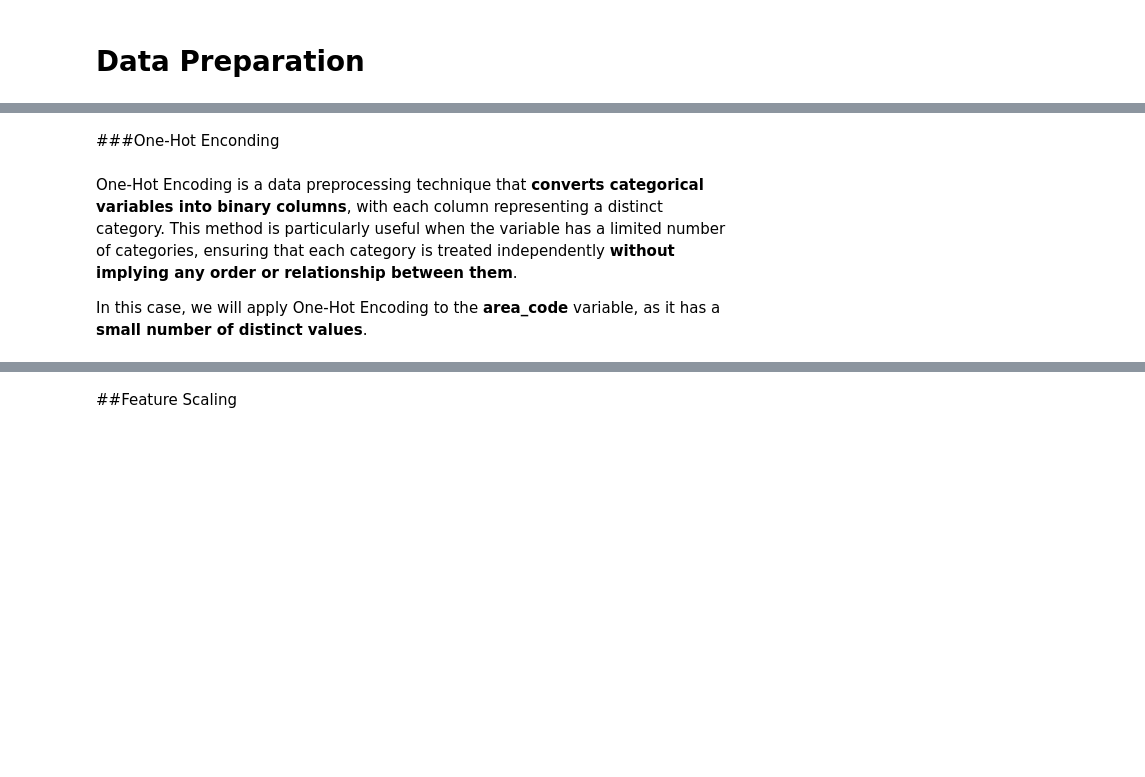
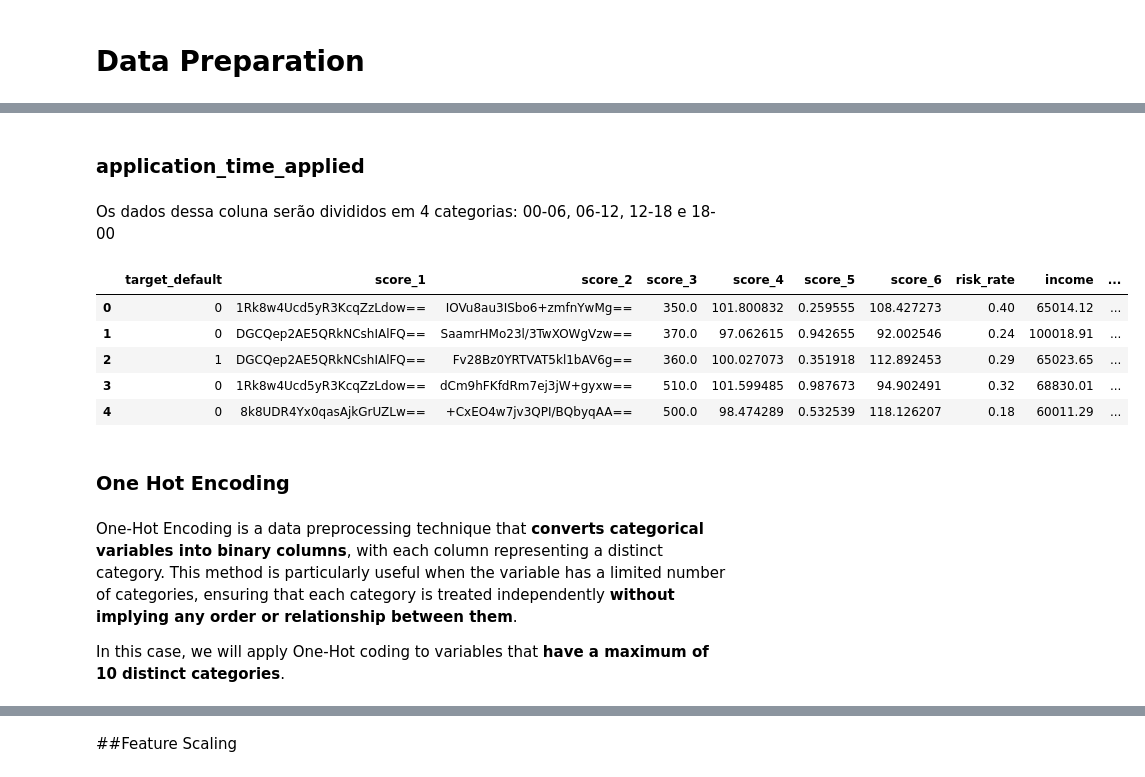
Before and after one commit to gabrielcapela/credit_risk, a Jupyter notebook: notebooks/I_data_analysis.ipynb, the cells around one changed output, grey strips where cells are left out. Cells and saved outputs as stored; diff of their text form; code cells hidden in the pictures; blank space fills up the shorter version.

```diff
--- a/notebooks/I_data_analysis.ipynb
+++ b/notebooks/I_data_analysis.ipynb
@@ -1130,6 +1216,40 @@ df_clean.head()
+# %% [markdown]
+### application_time_applied
+# %% [markdown]
+Os dados dessa coluna serão divididos em 4 categorias: 00-06, 06-12, 12-18 e 18-00
+# %%
+# Se a coluna for string, converte para datetime (só o horário)
+df_ft_eng['application_time_applied'] = pd.to_datetime(df_ft_eng['application_time_applied'], format='%H:%M:%S', errors='coerce').dt.time
+
+# Função para categorizar o horário
+def categorize_hour(time_obj):
+    if time_obj is None:
+        return 'unknown'
+    hour = time_obj.hour
+    if 0 <= hour < 6:
+        return '00-06'
+    elif 6 <= hour < 12:
+        return '06-12'
+    elif 12 <= hour < 18:
+        return '12-18'
+    else:
+        return '18-00'
+
+# Aplica a função
+df_ft_eng['application_time_category'] = df_ft_eng['application_time_applied'].apply(categorize_hour)
+#Deleting columm
+df_ft_eng = df_ft_eng.drop(columns=['application_time_applied'])
+df_ft_eng.head()
+# %% [output]
+|  | target_default | score_1 | score_2 | score_3 | score_4 | score_5 | score_6 | risk_rate | income | ... |
+| 0 | 0 | 1Rk8w4Ucd5yR3KcqZzLdow== | IOVu8au3ISbo6+zmfnYwMg== | 350.0 | 101.800832 | 0.259555 | 108.427273 | 0.40 | 65014.12 | ... |
+| 1 | 0 | DGCQep2AE5QRkNCshIAlFQ== | SaamrHMo23l/3TwXOWgVzw== | 370.0 | 97.062615 | 0.942655 | 92.002546 | 0.24 | 100018.91 | ... |
+| 2 | 1 | DGCQep2AE5QRkNCshIAlFQ== | Fv28Bz0YRTVAT5kl1bAV6g== | 360.0 | 100.027073 | 0.351918 | 112.892453 | 0.29 | 65023.65 | ... |
+| 3 | 0 | 1Rk8w4Ucd5yR3KcqZzLdow== | dCm9hFKfdRm7ej3jW+gyxw== | 510.0 | 101.599485 | 0.987673 | 94.902491 | 0.32 | 68830.01 | ... |
+| 4 | 0 | 8k8UDR4Yx0qasAjkGrUZLw== | +CxEO4w7jv3QPI/BQbyqAA== | 500.0 | 98.474289 | 0.532539 | 118.126207 | 0.18 | 60011.29 | ... |
 # %% [markdown]
-###One-Hot Enconding
+### One Hot Encoding
 # %% [markdown]
 One-Hot Encoding is a data preprocessing technique that **converts categorical variables into binary columns**, with each column representing a distinct category. This method is particularly useful when the variable has a limited number of categories, ensuring that each category is treated independently **without implying any order or relationship between them**.
 
-In this case, we will apply One-Hot Encoding to the **area_code** variable, as it has a **small number of distinct values**.
+In this case, we will apply One-Hot coding to variables that **have a maximum of 10 distinct categories**.
```
Also changed, not shown: parts of 39 cells of this notebook.
